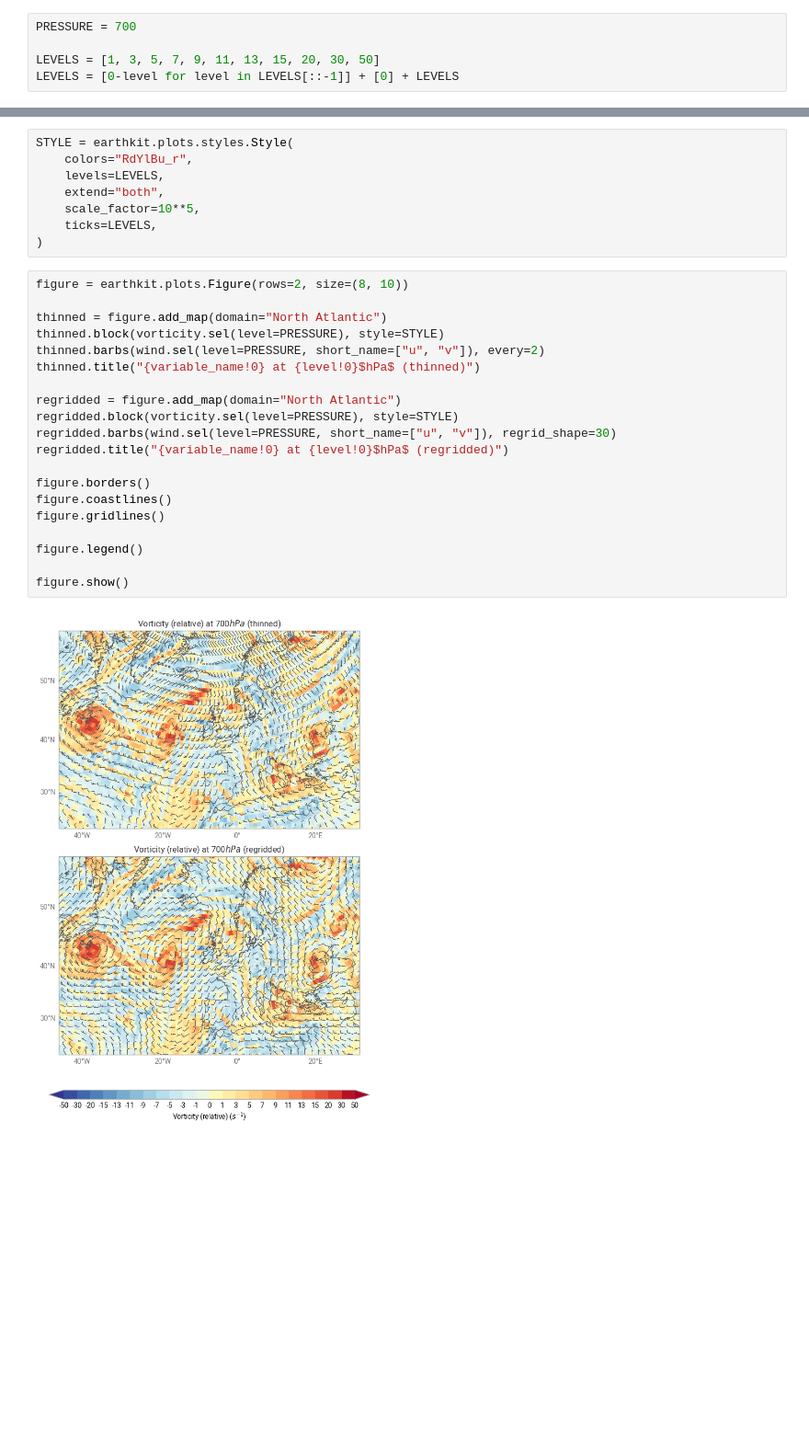
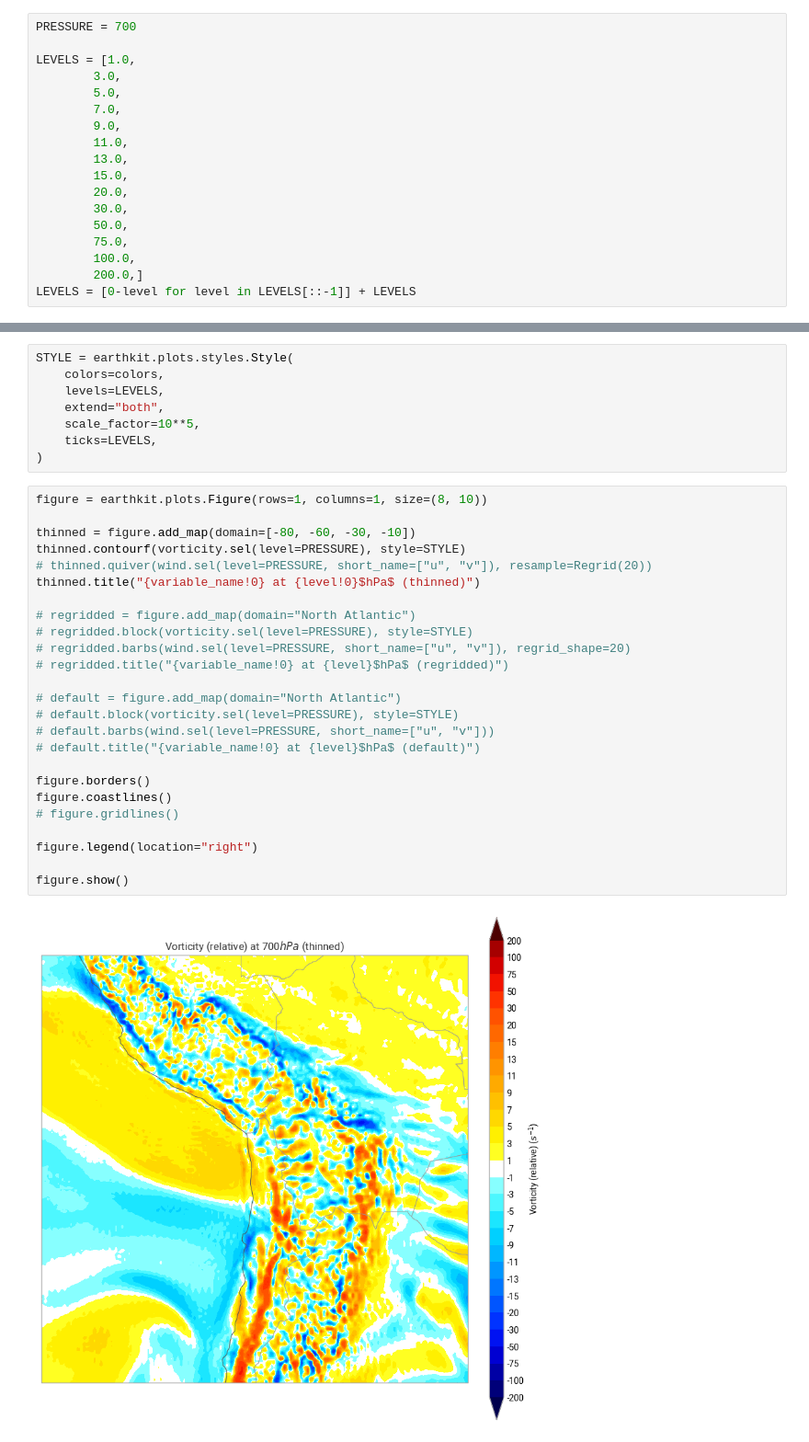
Before and after one commit to ecmwf/earthkit-plots, a Jupyter notebook: docs/examples/gallery/vector-data/vorticity-and-wind.ipynb, the cells around one changed output, grey strips where cells are left out. Shown at 92% size. Saved outputs shown, nothing was run; the diff lists cells and outputs as text; blank space fills up the shorter version.

```diff
--- a/docs/examples/gallery/vector-data/vorticity-and-wind.ipynb
+++ b/docs/examples/gallery/vector-data/vorticity-and-wind.ipynb
@@ -26,5 +26,18 @@ wind.sel(level=700, short_name=["u", "v"]).ls()
 # %%
 PRESSURE = 700
 
-LEVELS = [1, 3, 5, 7, 9, 11, 13, 15, 20, 30, 50]
-LEVELS = [0-level for level in LEVELS[::-1]] + [0] + LEVELS
+LEVELS = [1.0,
+        3.0,
+        5.0,
+        7.0,
+        9.0,
+        11.0,
+        13.0,
+        15.0,
+        20.0,
+        30.0,
+        50.0,
+        75.0,
+        100.0,
+        200.0,]
+LEVELS = [0-level for level in LEVELS[::-1]] + LEVELS
@@ -31,30 +74,35 @@ LEVELS = [0-level for level in LEVELS[::-1]] + [0] + LEVELS
 # %%
 STYLE = earthkit.plots.styles.Style(
-    colors="RdYlBu_r",
+    colors=colors,
     levels=LEVELS,
     extend="both",
     scale_factor=10**5,
     ticks=LEVELS,
 )
 # %%
-figure = earthkit.plots.Figure(rows=2, size=(8, 10))
+figure = earthkit.plots.Figure(rows=1, columns=1, size=(8, 10))
 
-thinned = figure.add_map(domain="North Atlantic")
-thinned.block(vorticity.sel(level=PRESSURE), style=STYLE)
-thinned.barbs(wind.sel(level=PRESSURE, short_name=["u", "v"]), every=2)
+thinned = figure.add_map(domain=[-80, -60, -30, -10])
+thinned.contourf(vorticity.sel(level=PRESSURE), style=STYLE)
+# thinned.quiver(wind.sel(level=PRESSURE, short_name=["u", "v"]), resample=Regrid(20))
 thinned.title("{variable_name!0} at {level!0}$hPa$ (thinned)")
 
-regridded = figure.add_map(domain="North Atlantic")
-regridded.block(vorticity.sel(level=PRESSURE), style=STYLE)
-regridded.barbs(wind.sel(level=PRESSURE, short_name=["u", "v"]), regrid_shape=30)
-regridded.title("{variable_name!0} at {level!0}$hPa$ (regridded)")
+# regridded = figure.add_map(domain="North Atlantic")
+# regridded.block(vorticity.sel(level=PRESSURE), style=STYLE)
+# regridded.barbs(wind.sel(level=PRESSURE, short_name=["u", "v"]), regrid_shape=20)
+# regridded.title("{variable_name!0} at {level}$hPa$ (regridded)")
+
+# default = figure.add_map(domain="North Atlantic")
+# default.block(vorticity.sel(level=PRESSURE), style=STYLE)
+# default.barbs(wind.sel(level=PRESSURE, short_name=["u", "v"]))
+# default.title("{variable_name!0} at {level}$hPa$ (default)")
 
 figure.borders()
 figure.coastlines()
-figure.gridlines()
+# figure.gridlines()
 
-figure.legend()
+figure.legend(location="right")
 
 figure.show()
 # %% [output]
-[figure, old version]
+[figure, new version]
```
Also changed, not shown: parts of 9 cells of this notebook, 56 other files.
